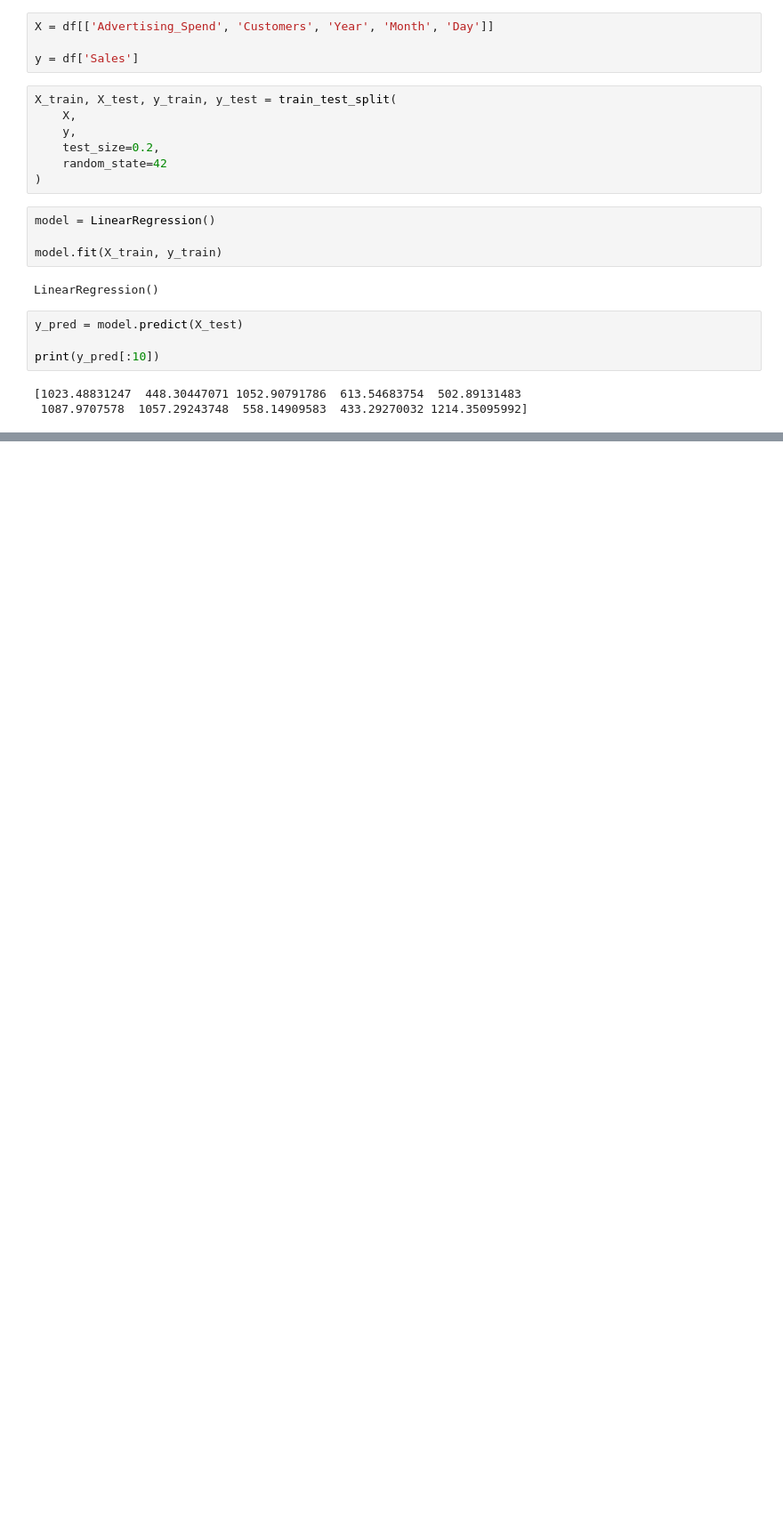
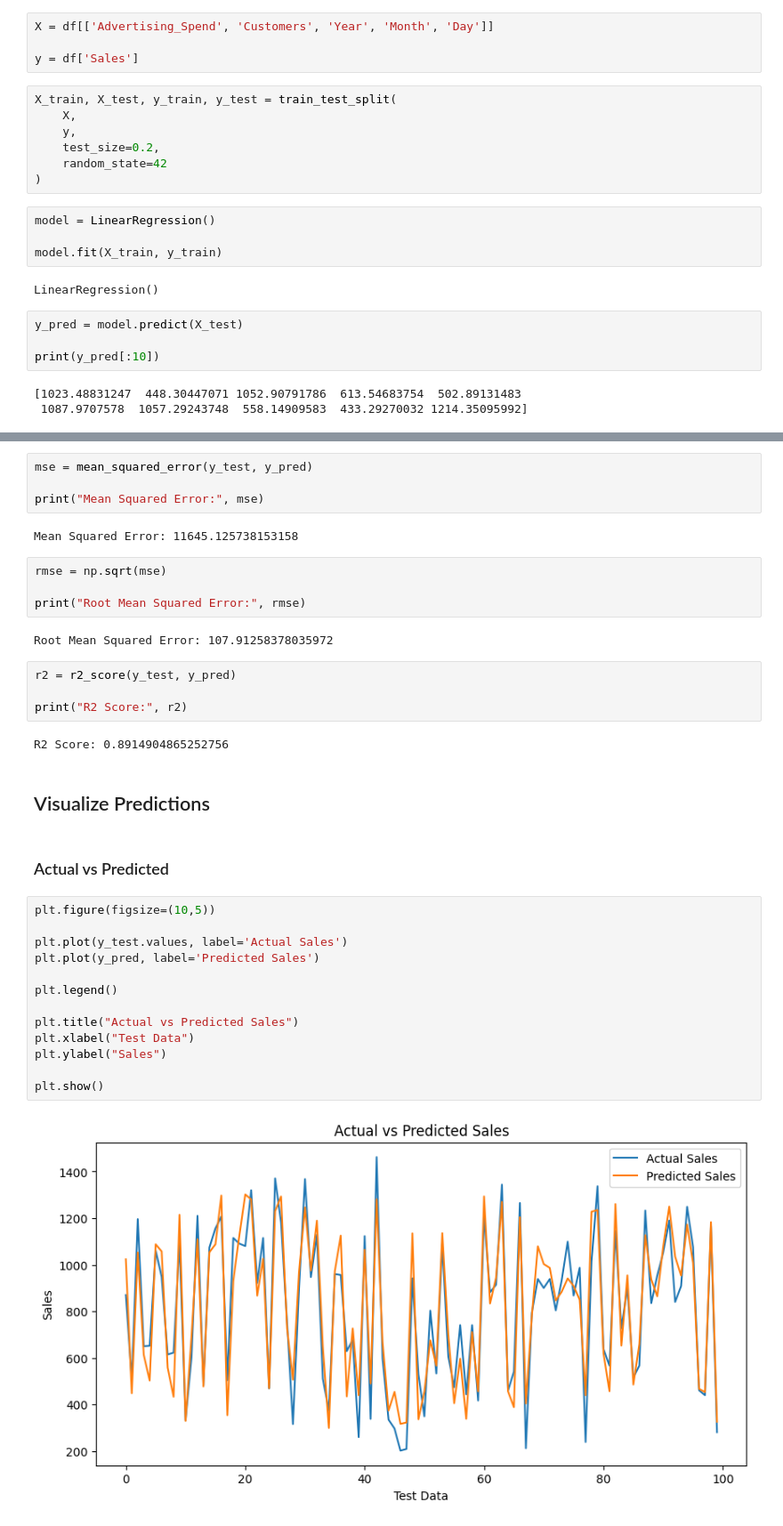
Before and after one commit to Akshitha-1612-hub/Predictive-Analysis, a Jupyter notebook: PredictiveAnalytics.ipynb, the cells around one changed output, grey strips where cells are left out. Shown at 89% size. Drawn from its saved outputs; the diff is of its cells as text; blank space fills up the shorter version.

```diff
--- a/PredictiveAnalytics.ipynb
+++ b/PredictiveAnalytics.ipynb
@@ -172,0 +181,37 @@ print(y_pred[:10])
+# %%
+mse = mean_squared_error(y_test, y_pred)
+
+print("Mean Squared Error:", mse)
+# %% [output]
+Mean Squared Error: 11645.125738153158
+# %%
+rmse = np.sqrt(mse)
+
+print("Root Mean Squared Error:", rmse)
+# %% [output]
+Root Mean Squared Error: 107.91258378035972
+# %%
+r2 = r2_score(y_test, y_pred)
+
+print("R2 Score:", r2)
+# %% [output]
+R2 Score: 0.8914904865252756
+# %% [markdown]
+## Visualize Predictions
+# %% [markdown]
+### Actual vs Predicted
+# %%
+plt.figure(figsize=(10,5))
+
+plt.plot(y_test.values, label='Actual Sales')
+plt.plot(y_pred, label='Predicted Sales')
+
+plt.legend()
+
+plt.title("Actual vs Predicted Sales")
+plt.xlabel("Test Data")
+plt.ylabel("Sales")
+
+plt.show()
+# %% [output]
+[figure, added]
```
Also changed, not shown: parts of 8 cells of this notebook.
